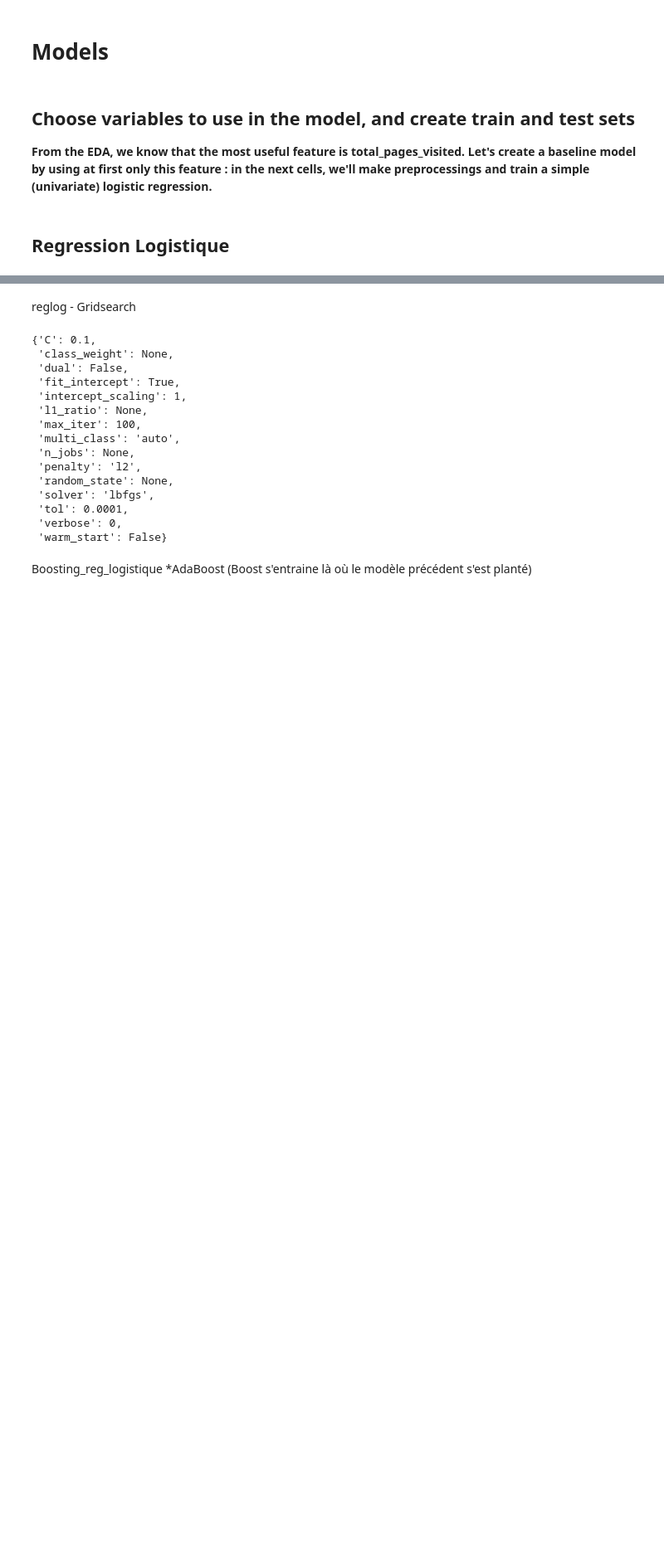
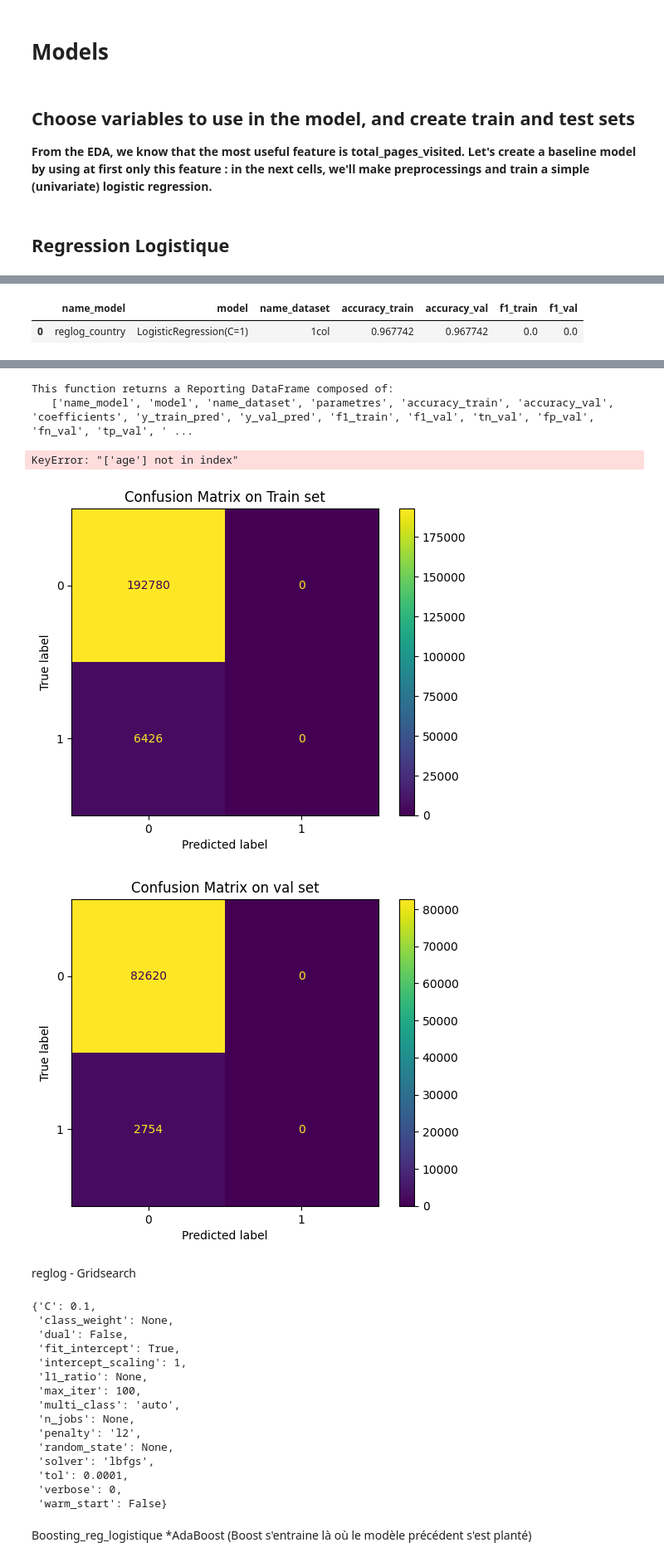
Before and after one commit to kumquat42/202311_jedha_Bloc3_ML_challenge, a Jupyter notebook: 202311_jedha_bloc3_ML_challenge.ipynb, the cells around one changed output, grey strips where cells are left out. Shown at 83% size. Cells and saved outputs as stored; diff of their text form; code cells hidden in the pictures; blank space fills up the shorter version.

```diff
--- a/202311_jedha_bloc3_ML_challenge.ipynb
+++ b/202311_jedha_bloc3_ML_challenge.ipynb
@@ -136,6 +136,8 @@ def model_scores(name_model, model, name_dataset, pourcentage_val):
     name_model = name_model
     name_dataset = name_dataset
     model = model
+    liste_features_name = liste_features_name # ajouté 20231205_non testé
+
 
     # Predictions
 
@@ -152,6 +154,7 @@ def model_scores(name_model, model, name_dataset, pourcentage_val):
 
     parametres = model.get_params()
     parametres['percent_val'] =  pourcentage_val
+    parametres['features_name'] = liste_features_name # ajouté 20231205_non testé
 
 
     try:
@@ -364,6 +348,10 @@ data
 
 # 3feat: feature - engineering sans colonnes:
 #data = data.loc[:, ['age', 'total_pages_visited', 'new_user', 'converted']]
+
+# 3feat2:
+data = data.loc[:, ['total_pages_visited', 'new_user', 'country', 'converted']]
+
 
 
 ##4f - not eng.
@@ -819,9 +807,11 @@ final_scoring
 # pour faire PAR COLONNE
 
 for col in data.columns:
-    X_train, X_val, y_train, y_val, num_features, cat_features, liste_features_name, name_dataset = prepare_datasets(data, col)
-    classifier = LogisticRegression()
+    data = data.loc[:, [col,'converted']]
+    X_train, X_val, y_train, y_val, num_features, cat_features, liste_features_name, name_dataset, percent = prepare_datasets(data, '1col', 0.3)
+    classifier = LogisticRegression(C=1)
     classifier.fit(X_train, y_train)
 
-    temp = model_scores(nom_variable('reglog_'+ col), classifier, name_dataset)
+    temp = model_scores(nom_variable('reglog_'+ col), classifier, name_dataset, percent)
     final_scoring= pd.concat([final_scoring,temp])
+# %% [output]
@@ -827,0 +859,2 @@ for col in data.columns:
+|  | name_model | model | name_dataset | accuracy_train | accuracy_val | f1_train | f1_val |
+| 0 | reglog_country | LogisticRegression(C=1) | 1col | 0.967742 | 0.967742 | 0.0 | 0.0 |
@@ -828,3 +865,8 @@ for col in data.columns:
+This function returns a Reporting DataFrame composed of:
+   ['name_model', 'model', 'name_dataset', 'parametres', 'accuracy_train', 'accuracy_val', 'coefficients', 'y_train_pred', 'y_val_pred', 'f1_train', 'f1_val', 'tn_val', 'fp_val', 'fn_val', 'tp_val', ' ...
+KeyError: "['age'] not in index"
+[figure, added]
+[figure, added]
 # %% [markdown]
 reglog - Gridsearch
 # %%
```
Also changed, not shown: parts of 4 cells of this notebook, 3 other files.
